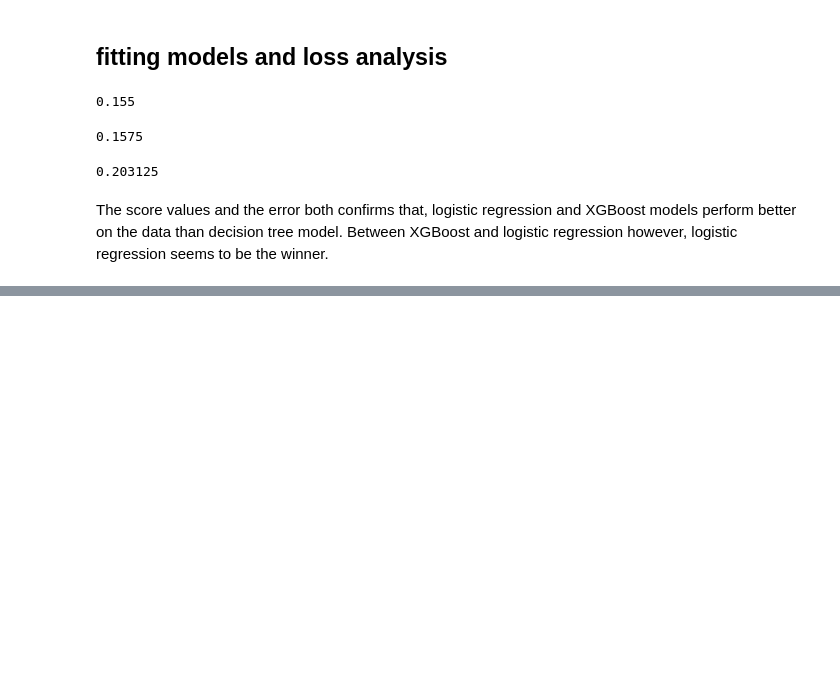
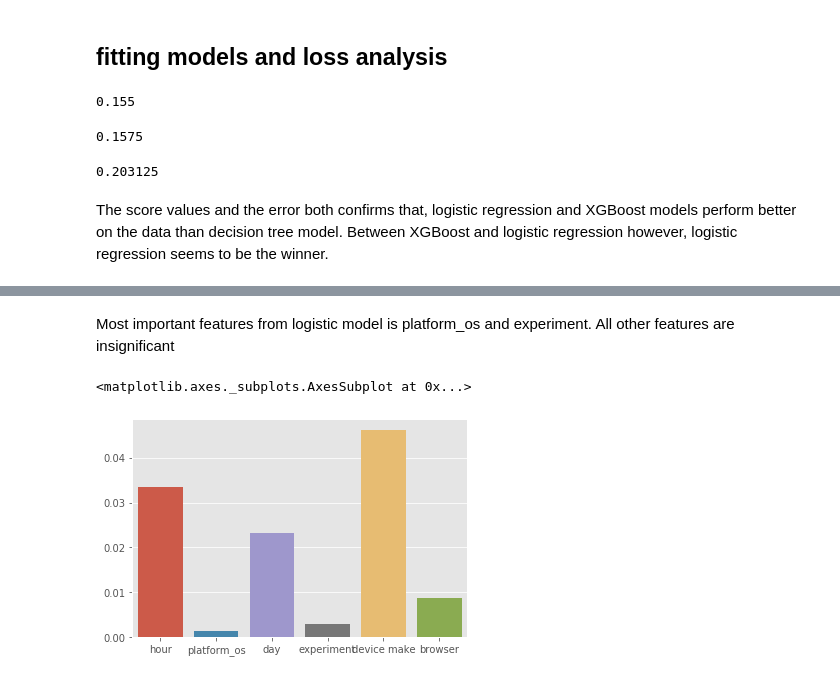
Before and after one commit to Ayebilla/DataScience_Learning, a Jupyter notebook: TenAcademy/week4/ABTest-ML.ipynb, the cells around one changed output, grey strips where cells are left out. Cells and saved outputs as stored; diff of their text form; code cells hidden in the pictures; blank space fills up the shorter version.

Commit message:
Added feature important

```diff
--- a/TenAcademy/week4/ABTest-ML.ipynb
+++ b/TenAcademy/week4/ABTest-ML.ipynb
@@ -189,0 +145,8 @@ The score values and the error both confirms that, logistic regression and XGBoo
+# %% [markdown]
+Most important features from logistic model is platform_os and experiment. All other features are insignificant
+# %%
+# Decision tree
+sns.barplot(features, DT.tree_.compute_feature_importances(normalize=False))
+# %% [output]
+<matplotlib.axes._subplots.AxesSubplot at 0x...>
+[figure, added]
```
Also changed, not shown: parts of 18 cells of this notebook.
